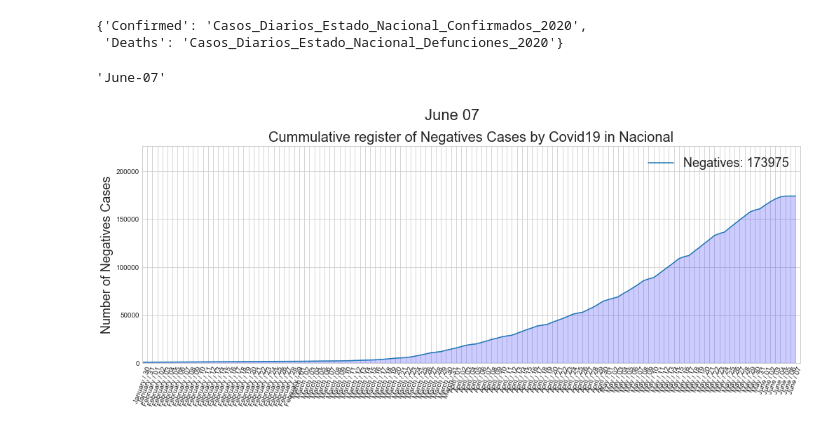
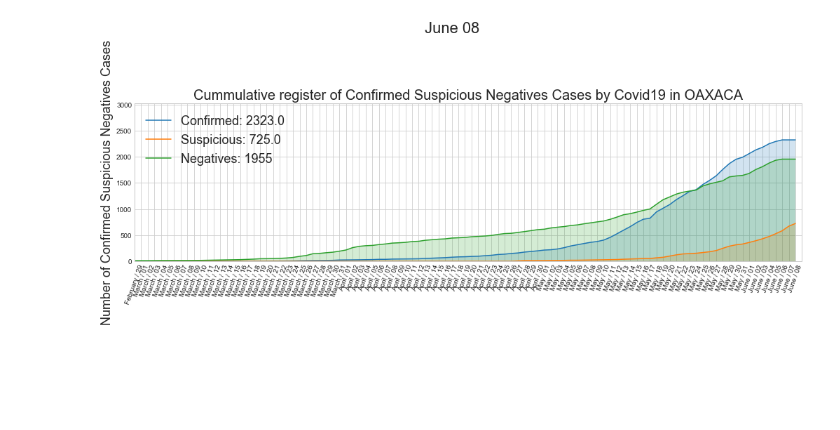
Before and after one commit to mesielepush/Animations-of-Mexico-s-Covid19-official-data, a Jupyter notebook: Animations for Mexico Covid19 official Data.ipynb, the cells around one changed output. Cells and saved outputs as stored; diff of their text form; code cells hidden in the pictures; blank space fills up the shorter version.

Commit message:
Process for confirmed, negatives, suspicious and deaths done
Just have to implement the actives and the auto-posting to twitter

```diff
--- a/Animations for Mexico Covid19 official Data.ipynb
+++ b/Animations for Mexico Covid19 official Data.ipynb
@@ -178,8 +212,3 @@ plot_data
-# %%
-sufx_items
-# %% [output]
-{'Confirmed': 'Casos_Diarios_Estado_Nacional_Confirmados_2020',
- 'Deaths': 'Casos_Diarios_Estado_Nacional_Defunciones_2020'}
 # %%
 def get_indexes(sufx, data_dir, state):
 
@@ -187,7 +216,7 @@ def get_indexes(sufx, data_dir, state):
     oldest_date = min(set([ pd.to_datetime(f'2020-{date[-8:-6]}-{date[-6:-4]}',format = "%Y/%m/%d") for date in data_dir if date.startswith(sufx)]))
 
     newest_date = pd.read_csv(os.path.join( data_path, sufx + str(newest_date)[-14:-12]+str(newest_date)[-11:-9]+'.csv') )
-    oldest_date = pd.read_csv(os.path.join( data_path, sufx + str(latest_date)[-14:-12]+str(latest_date)[-11:-9]+'.csv') )
+    oldest_date = pd.read_csv(os.path.join( data_path, sufx + str(oldest_date)[-14:-12]+str(oldest_date)[-11:-9]+'.csv') )
 
     max_day = max(newest_date[newest_date['nombre'] == state].values[0][3:])
     max_cummulative = sum(newest_date[newest_date['nombre'] == state].values[0][3:])
@@ -229,9 +258,15 @@ def get_multi_indexes(files, data_dir, state, sufx_items):
 # %%
 def make_animation(data_dir, dtype, state, trim=0):
 
-    if type(dtype) == list():
+    if type(dtype) == list :
 
         sufx_items = {key:sufx_dict[key] for key in dtype}
+
+        dtypes_list = [x for x in sufx_items.keys()]
+        dtypes=''
+        for i in dtypes_list:
+            dtypes += i+' '
+        dtypes = dtypes[:-1]
 
         files = {}
         for key in sufx_items.keys():
@@ -246,9 +281,17 @@ def make_animation(data_dir, dtype, state, trim=0):
             for key in files.keys():
                 days.append(files[key][instance])
 
-            make_multi_plots(index, plot_index, state, days, sufx_items, max_day, max_cummulative,trim)
+            make_multi_plots(index, plot_index, state, days, sufx_items, max_day, max_cummulative,trim, dtypes)
+            clear_output(wait=True)
+
+        plots  = [x[:-4] for x in os.listdir(f'plots/{state}/cummulative/{dtypes}')]
+        max_date = str(max(pd.to_datetime(plots)))[:10]
+
+        make_mp4(state,dtypes,max_date)
+
 
     else:
+
         sufx = sufx_dict[dtype]
 
         index, plot_index, max_day, max_cummulative = get_indexes(sufx, data_dir, state)
@@ -261,26 +304,4 @@ def make_animation(data_dir, dtype, state, trim=0):
         plots  = [x[:-4] for x in os.listdir(f'plots/{state}/cummulative/{dtype}')]
         max_date = str(max(pd.to_datetime(plots)))[:10]
 
-        for _ in range(30):
-            copy2(f'plots/{state}/cummulative/{dtype}/{max_date}.jpg', f'plots/{state}/cummulative/{dtype}/{max_date}_{_}.jpg')
-            copy2(f'plots/{state}/discrete/{dtype}/{max_date}.jpg', f'plots/{state}/discrete/{dtype}/{max_date}_{_}.jpg')
-
-        if not os.path.exists(f'results/{state}'):
-            os.makedirs(f'results/{state}')
-
-        cum_images = []
-
-        for filename in os.listdir(f'plots/{state}/cummulative/{dtype}'):
-            cum_images.append(imageio.imread(os.path.join(f'plots/{state}/cummulative/{dtype}',filename)))
-        imageio.mimsave(f'results/{state}/{dtype}_cummulative_{state}.mp4', cum_images)
-
-        dis_images = []
-
-        for filename in os.listdir(f'plots/{state}/discrete/{dtype}'):
-            dis_images.append(imageio.imread(os.path.join(f'plots/{state}/discrete/{dtype}',filename)))
-        imageio.mimsave(f'results/{state}/{dtype}_discrete_{state}.mp4', dis_images)
-        rmtree('plots')
+        make_mp4(state,dtype,max_date)
-# %%
-calendar.month_name[int(days[0][-8:-6])]+'-'+ days[0][-6:-4]
-# %% [output]
-'June-07'
@@ -291,7 +308,7 @@ assert len(set([len(d[key]) for key in d.keys()])) == 1
 # %%
 make_animation(data_dir = data_dir,
-               dtype     = 'Confirmed',
-               state    = 'Nacional',
+               dtype     = ['Confirmed','Suspicious', 'Negatives'],
+               state    = 'OAXACA',
                trim=60)
 # %% [output]
-[figure, old version]
+[figure, new version]
```
Also changed, not shown: parts of 25 cells of this notebook.
